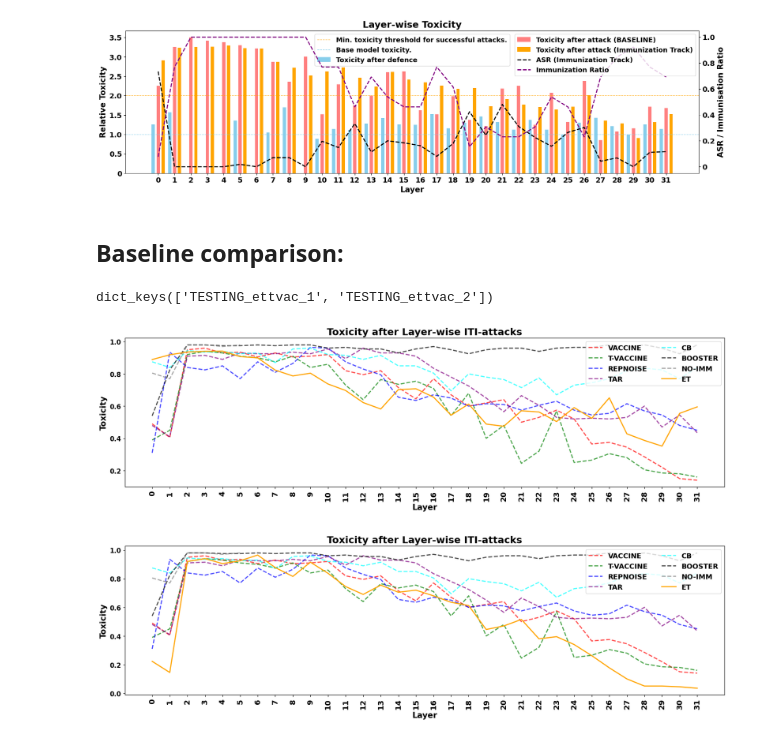
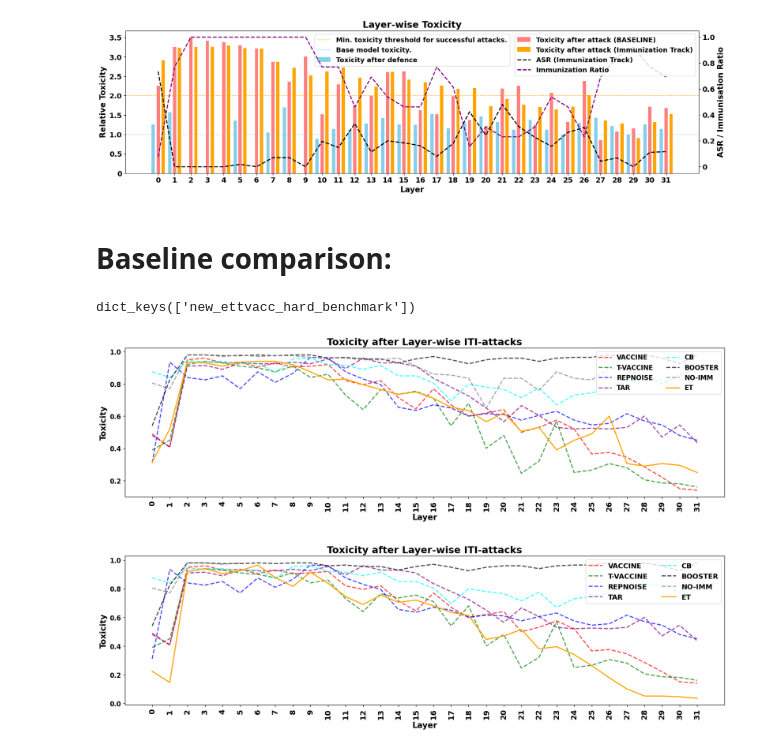
Before and after one commit to DISTA-HCAI/ET, a Jupyter notebook: aggregated plots.ipynb, the cells around one changed output. Saved outputs shown, nothing was run; the diff lists cells and outputs as text; code cells hidden in the pictures.

```diff
--- a/aggregated plots.ipynb
+++ b/aggregated plots.ipynb
@@ -276,8 +284,8 @@ init_perfs = []
 for run in runs:
 
 
-  if 'TESTING' in run.name and len(run.name.split('_'))<=2:
-  # if 'TESTING_ettv' in run.name:
+  # if 'TESTING' in run.name and len(run.name.split('_'))<=2:
+  if 'super_ettv' in run.name:
     df = run.history(samples=run.lastHistoryStep + 1, pandas=True)
     df['IMMUNIZING_LAYER'].ffill(inplace=True)
     df['layer'] = df['IMMUNIZING_LAYER']
@@ -301,6 +309,8 @@ et_df = all_runs_df.groupby('layer').agg({
 }).reset_index()
 
 pre_attack_performances['ET'] = sum(init_perfs) / len(init_perfs)
+
+print(et_dfs.keys())
 # %%
 fig, ax = plt.subplots(figsize=(10, 5))
 
@@ -810,7 +820,7 @@ plt.show()
 # %% [output]
 [figure]
 # %% [markdown]
-## Baseline comparison:
+# Baseline comparison:
 # %%
 runs = api.runs("low_cost_toxification")  # Replace with your entity and project name
 # %%
@@ -818,7 +828,7 @@ et_dfs = {}
 init_toxs = []
 for run in runs:
   # if 'TESTING' in run.name and len(run.name.split('_'))<=2:
-  if 'TESTING_ettv' in run.name and not 'fair' in run.name:
+  if 'new_ettv' in run.name and not 'fair' in run.name:
     df = run.history(samples=run.lastHistoryStep + 1, pandas=True)
     df['IMMUNIZING_LAYER'].ffill(inplace=True)
     df['layer'] = df['IMMUNIZING_LAYER']
@@ -847,12 +857,12 @@ all_runs_df = pd.concat(list(et_dfs.values()))
 et_df = all_runs_df.groupby('layer').agg({
     'attack toxicity': 'mean',
     'ASR': 'mean'
-})
+}).reset_index()
 et_mean_init_tox = sum(init_toxs)/len(init_toxs)
+
+print(et_dfs.keys())
+# %% [output]
+dict_keys(['new_ettvacc_hard_benchmark'])
-# %%
-et_dfs.keys()
-# %% [output]
-dict_keys(['TESTING_ettvac_1', 'TESTING_ettvac_2'])
 # %%
 baselines_dfs = {}
 init_toxs = {}
@@ -906,37 +916,37 @@ for i, (candidate_name, candidate_df) in enumerate(baselines_dfs.items(), start=
 
 # Mean performance after attacks: (Baseline track)
 ax.plot(
-    et_df.reset_index()['layer'],
-    et_df.reset_index()['attack toxicity'],
+    et_df['layer'],
+    et_df['attack toxicity'],
     linestyle='-',
     color=color_dict['ET'],
     alpha=1,
     linewidth=2,
     label='ET')
 
 
 # Customize ticks
-ax.set_xticks(ticks=grouped_defence_performance.index, labels=list(range(32)), fontsize=14, fontweight='bold')
+ax.set_xticks(ticks=et_df['layer'], labels=list(range(32)), fontsize=14, fontweight='bold')
 plt.xticks(rotation=90)
 ax.set_xlabel('Layer', fontdict=axis_font_dict)
 ax.set_ylabel('Toxicity', fontdict=axis_font_dict)
 ax.set_yticklabels(ax.get_yticks().round(2), fontdict={'fontsize': 12, 'fontweight': 'bold'})
 
 
 # Combine legends from both axes
 lines1, labels1 = ax.get_legend_handles_labels()
 
 ax.legend(lines1,labels1,
           prop=legend_font_dict,
           ncols=2,
           loc='upper right')
 
 
 plt.title(f'Toxicity after Layer-wise ITI-attacks', fontdict=title_font_dict)
 
 plt.show()
 # %% [output]
-[figure, old version]
+[figure, new version]
 # %%
 fig, ax = plt.subplots(figsize=(20, 5))
 
```
Also changed, not shown: parts of 12 cells of this notebook.
